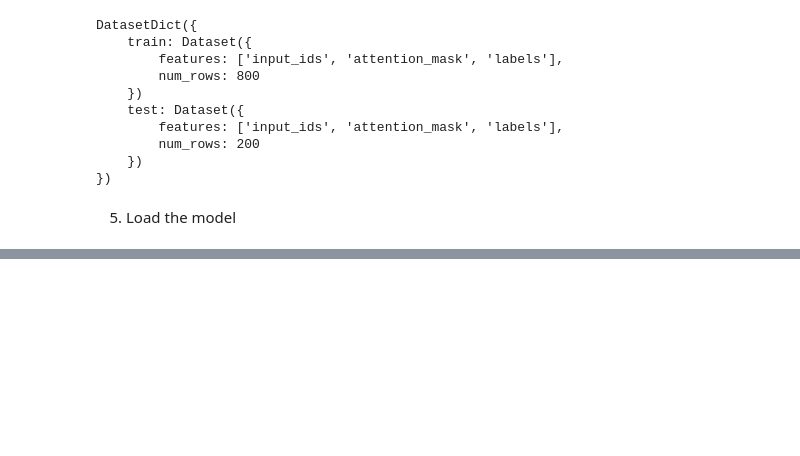
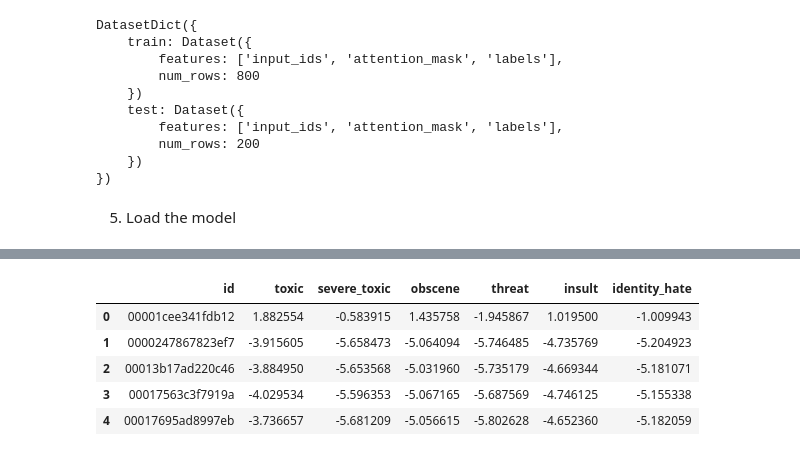
Before and after one commit to HAL22/Kaggle-Competitions, a Jupyter notebook: Toxic_Comment_Classification_Challenge.ipynb, the cells around one changed output, grey strips where cells are left out. Cells and saved outputs as stored; diff of their text form; code cells hidden in the pictures; blank space fills up the shorter version.

```diff
--- a/Toxic_Comment_Classification_Challenge.ipynb
+++ b/Toxic_Comment_Classification_Challenge.ipynb
@@ -292,0 +208,2 @@ df = pd.read_csv("/content/train.csv")
+# %%
+pred_eval = trainer.predict(xc['validation'])
@@ -293,3 +252,12 @@ df = pd.read_csv("/content/train.csv")
+# %%
+submission.head()
+# %% [output]
+|  | id | toxic | severe_toxic | obscene | threat | insult | identity_hate |
+| 0 | 00001cee341fdb12 | 1.882554 | -0.583915 | 1.435758 | -1.945867 | 1.019500 | -1.009943 |
+| 1 | 0000247867823ef7 | -3.915605 | -5.658473 | -5.064094 | -5.746485 | -4.735769 | -5.204923 |
+| 2 | 00013b17ad220c46 | -3.884950 | -5.653568 | -5.031960 | -5.735179 | -4.669344 | -5.181071 |
+| 3 | 00017563c3f7919a | -4.029534 | -5.596353 | -5.067165 | -5.687569 | -4.746125 | -5.155338 |
+| 4 | 00017695ad8997eb | -3.736657 | -5.681209 | -5.056615 | -5.802628 | -4.652360 | -5.182059 |
 # %%
 df.head()
 # %% [output]
```
Also changed, not shown: parts of 38 cells of this notebook.
